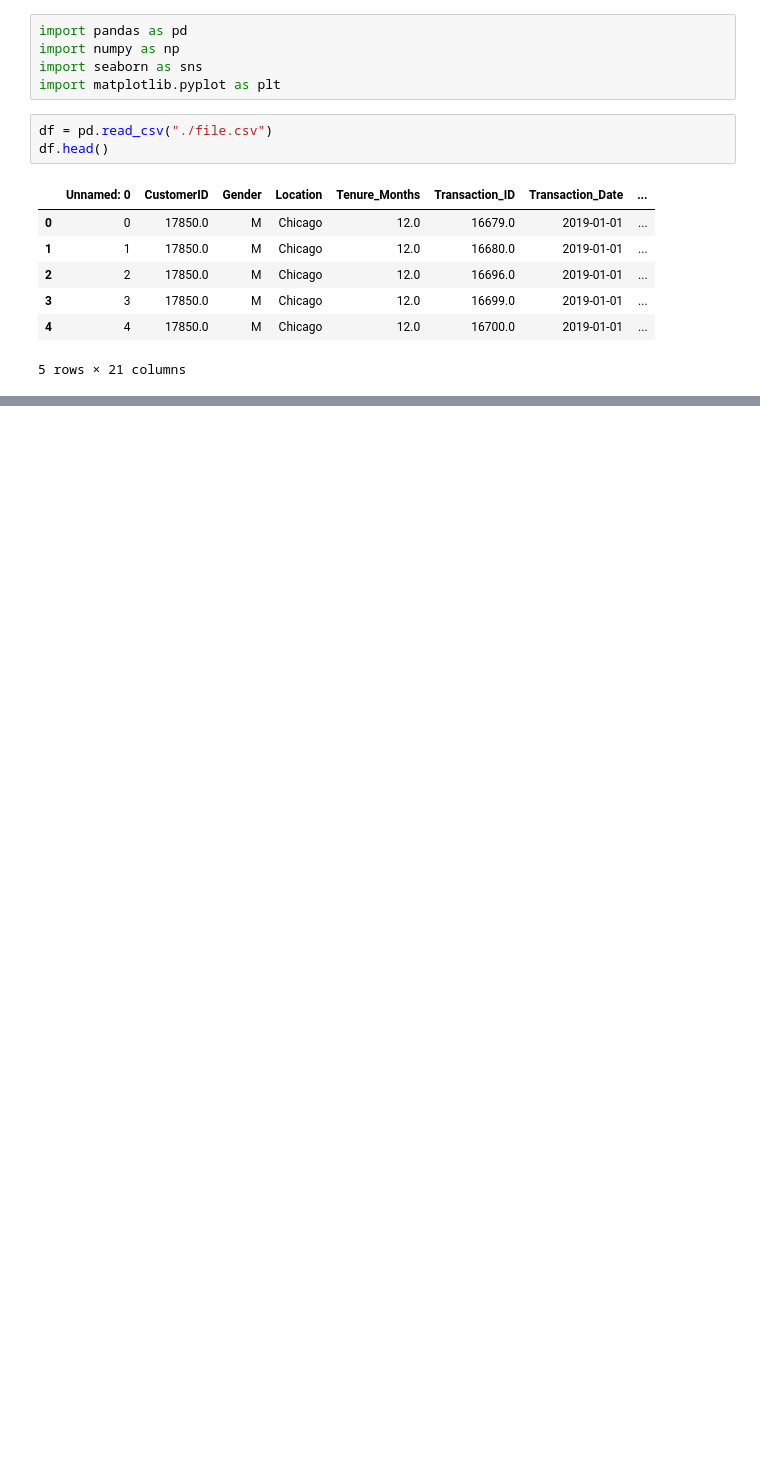
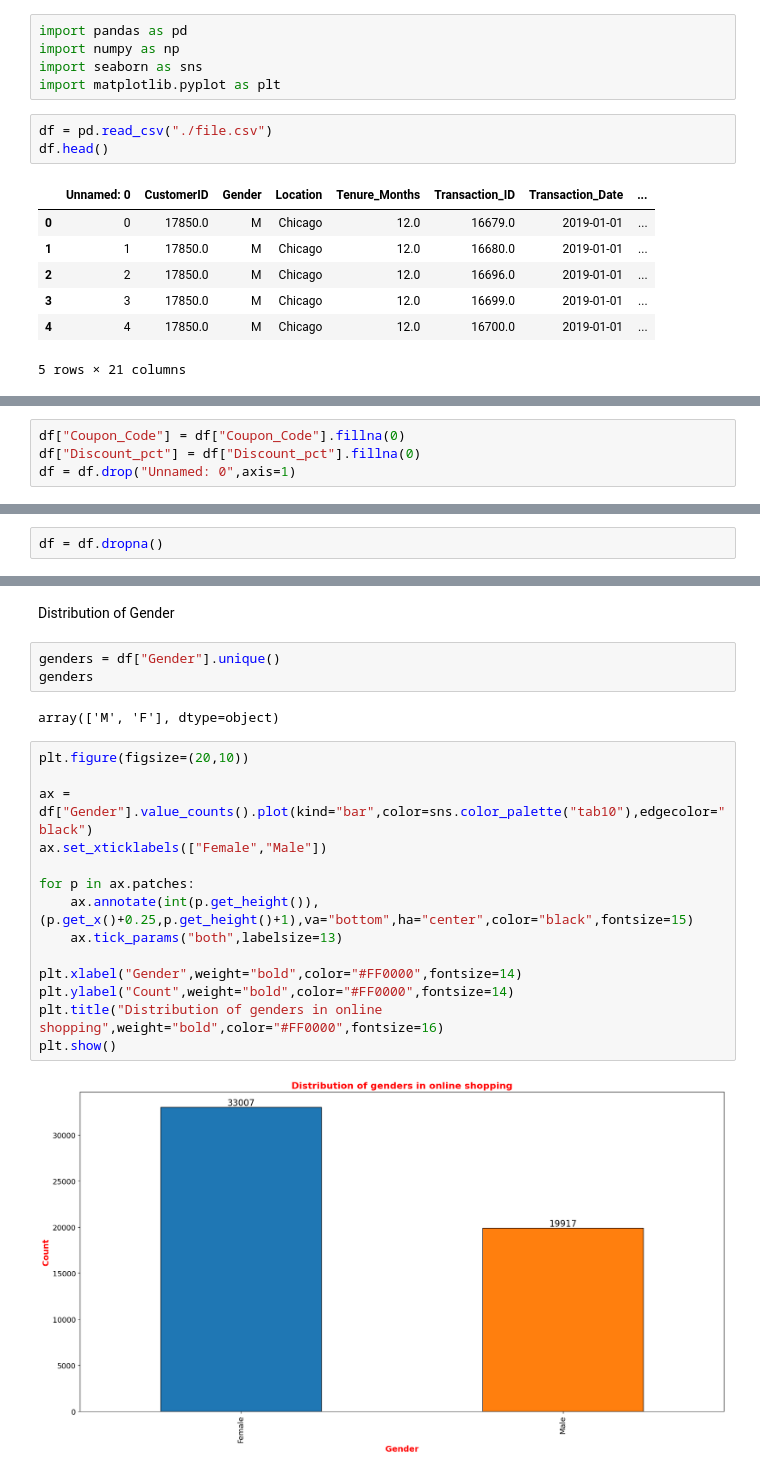
Before and after one commit to hemantsirsat/Data-Visualisation, a Jupyter notebook: Online shopping trend/app.ipynb, the cells around one changed output, grey strips where cells are left out. Drawn from its saved outputs; the diff is of its cells as text; blank space fills up the shorter version.

```diff
--- a/Online shopping trend/app.ipynb
+++ b/Online shopping trend/app.ipynb
@@ -16,0 +41,4 @@ df.head()
+# %%
+df["Coupon_Code"] = df["Coupon_Code"].fillna(0)
+df["Discount_pct"] = df["Discount_pct"].fillna(0)
+df = df.drop("Unnamed: 0",axis=1)
@@ -16,0 +65,2 @@ df.head()
+# %%
+df = df.dropna()
@@ -16,0 +87,23 @@ df.head()
+# %% [markdown]
+Distribution of Gender
+# %%
+genders = df["Gender"].unique()
+genders
+# %% [output]
+array(['M', 'F'], dtype=object)
+# %%
+plt.figure(figsize=(20,10))
+
+ax = df["Gender"].value_counts().plot(kind="bar",color=sns.color_palette("tab10"),edgecolor="black")
+ax.set_xticklabels(["Female","Male"])
+
+for p in ax.patches:
+    ax.annotate(int(p.get_height()),(p.get_x()+0.25,p.get_height()+1),va="bottom",ha="center",color="black",fontsize=15)
+    ax.tick_params("both",labelsize=13)
+
+plt.xlabel("Gender",weight="bold",color="#FF0000",fontsize=14)
+plt.ylabel("Count",weight="bold",color="#FF0000",fontsize=14)
+plt.title("Distribution of genders in online shopping",weight="bold",color="#FF0000",fontsize=16)
+plt.show()
+# %% [output]
+[figure, added]
```
Also changed, not shown: parts of 8 cells of this notebook.
